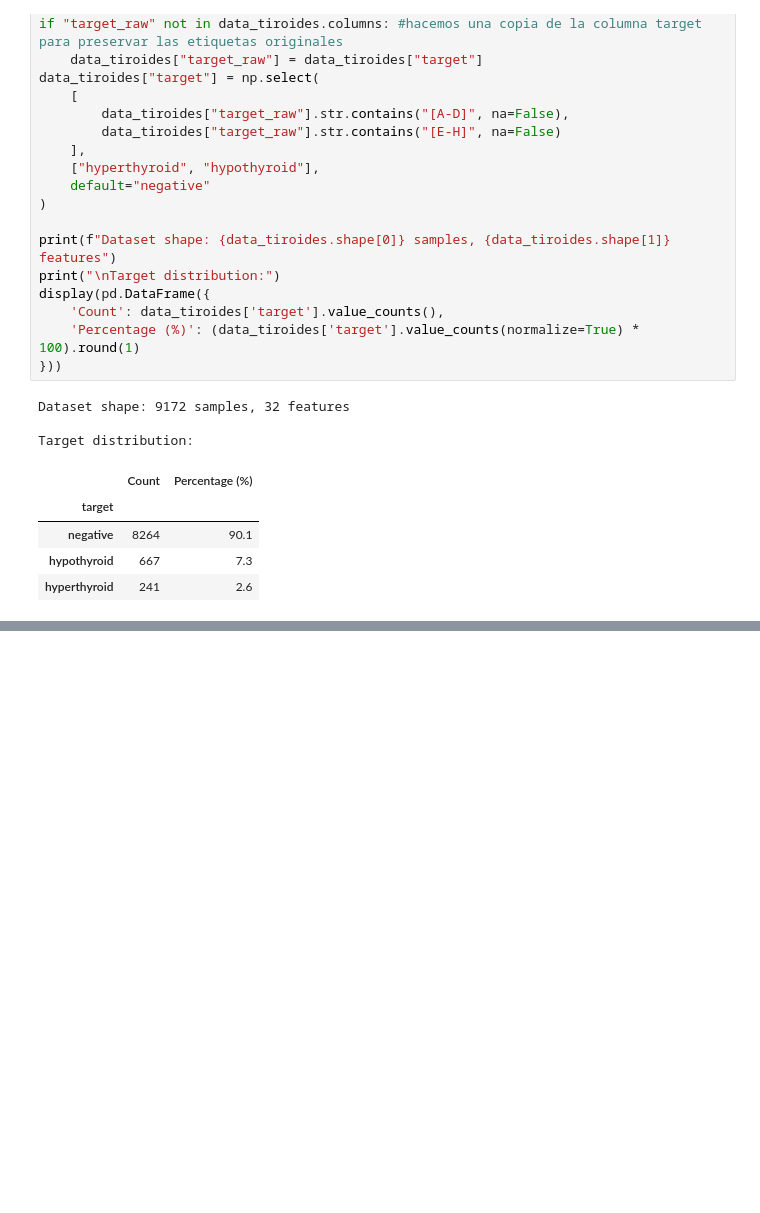
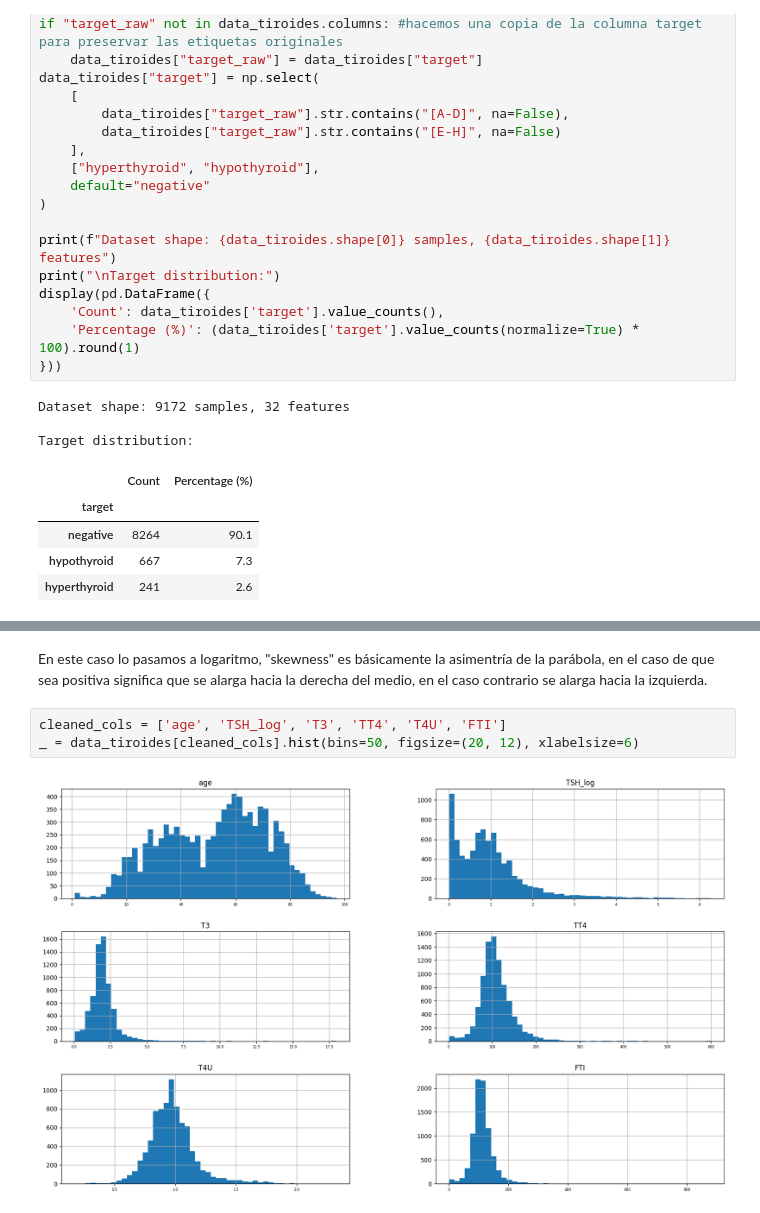
Before and after one commit to SergioReigosa/ia25-master-main, a Jupyter notebook: sergio_ejercicios/tiroides/tiroides_red_sergio.ipynb, the cells around one changed output, grey strips where cells are left out. Drawn from its saved outputs; the diff is of its cells as text; blank space fills up the shorter version.

```diff
--- a/sergio_ejercicios/tiroides/tiroides_red_sergio.ipynb
+++ b/sergio_ejercicios/tiroides/tiroides_red_sergio.ipynb
@@ -98,0 +147,7 @@ Target distribution:
+# %% [markdown]
+En este caso lo pasamos a logaritmo, "skewness" es básicamente la asimentría de la parábola, en el caso de que sea positiva significa que se alarga hacia la derecha del medio, en el caso contrario se alarga hacia la izquierda.
+# %%
+cleaned_cols = ['age', 'TSH_log', 'T3', 'TT4', 'T4U', 'FTI']
+_ = data_tiroides[cleaned_cols].hist(bins=50, figsize=(20, 12), xlabelsize=6)
+# %% [output]
+[figure, added]
```
Also changed, not shown: parts of 42 cells of this notebook, 1 other file.
